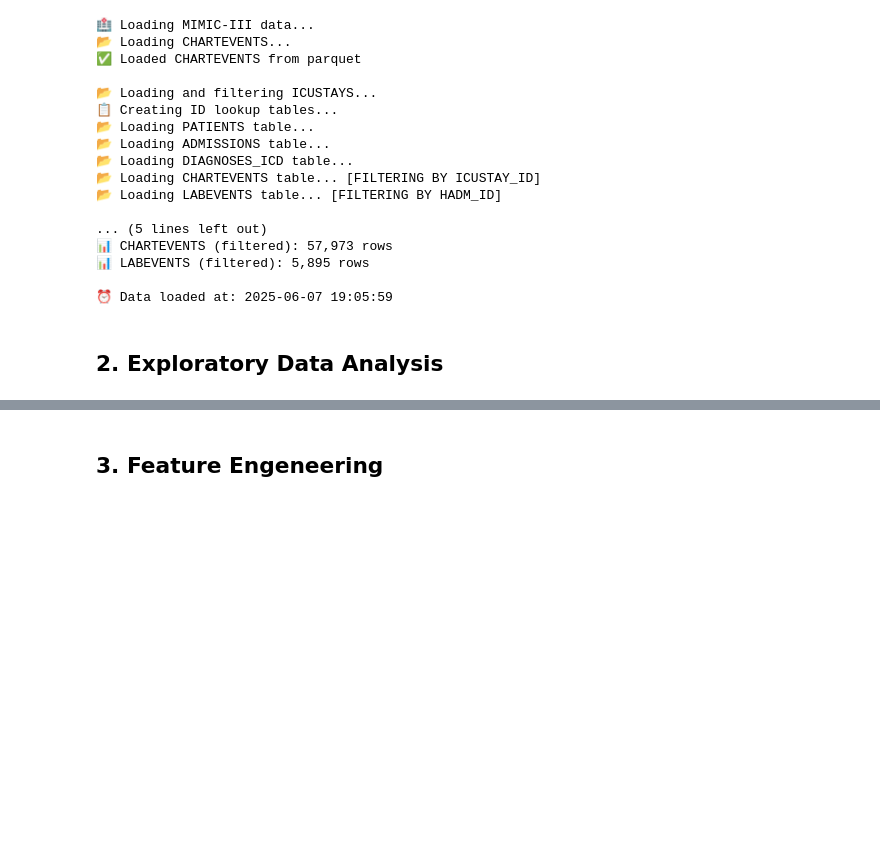
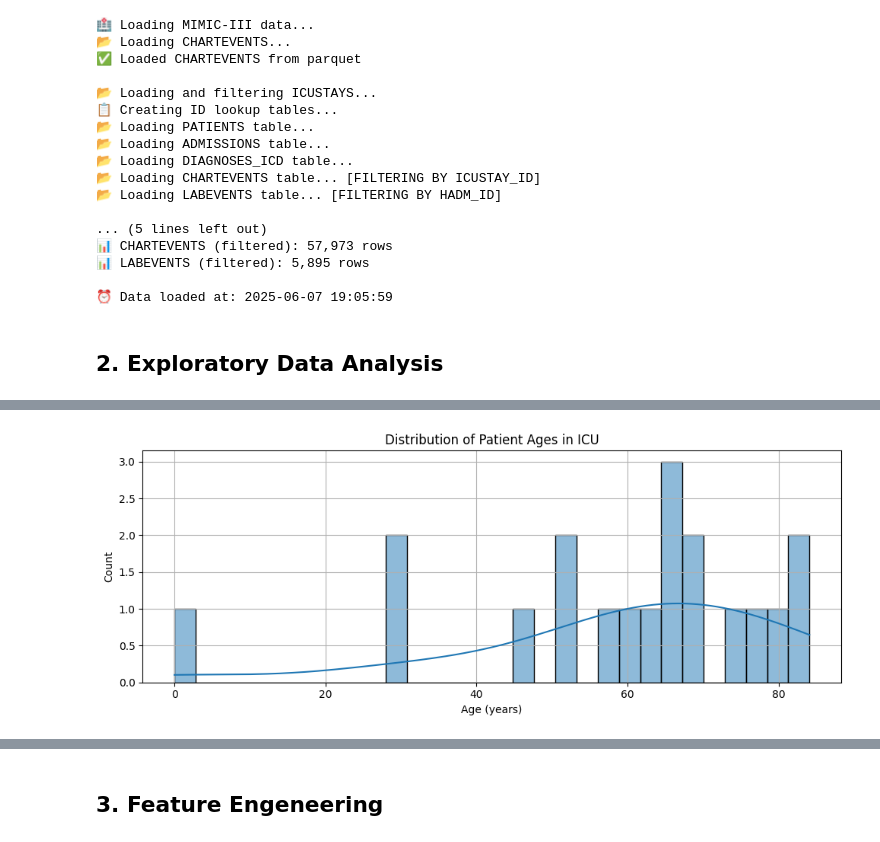
Before and after one commit to barbara-s-neto/ICU_Length_of_Stay_Prediction_MIMIC-III, a Jupyter notebook: GrupoC_BDCC.ipynb, the cells around one changed output, grey strips where cells are left out. Cells and saved outputs as stored; diff of their text form; code cells hidden in the pictures; blank space fills up the shorter version.

```diff
--- a/GrupoC_BDCC.ipynb
+++ b/GrupoC_BDCC.ipynb
@@ -342,0 +437,40 @@ print(f"\n⏰ Data loaded at: {datetime.now().strftime('%Y-%m-%d %H:%M:%S')}")""
+# %%
+import pandas as pd
+import matplotlib.pyplot as plt
+import seaborn as sns
+
+data_path = "mimic-db-short/"
+
+# Load data
+icu_df = pd.read_csv(data_path + "ICUSTAYS.csv", usecols=['ICUSTAY_ID', 'SUBJECT_ID', 'HADM_ID', 'LOS'])
+patients_df = pd.read_csv(data_path + "PATIENTS.csv", usecols=['SUBJECT_ID', 'DOB'])
+admissions_df = pd.read_csv(data_path + "ADMISSIONS.csv", usecols=['SUBJECT_ID', 'ADMITTIME'])
+
+# Convert to datetime
+patients_df['DOB'] = pd.to_datetime(patients_df['DOB'], errors='coerce')
+admissions_df['ADMITTIME'] = pd.to_datetime(admissions_df['ADMITTIME'], errors='coerce')
+
+# Filter out extreme DOBs (e.g., before 1900)
+patients_df = patients_df[patients_df['DOB'] >= pd.Timestamp("1900-01-01")]
+
+# Merge and calculate age
+df = icu_df.merge(admissions_df, on='SUBJECT_ID', how='left')
+df = df.merge(patients_df, on='SUBJECT_ID', how='left')
+
+# Recalculate age safely
+df = df.dropna(subset=['DOB', 'ADMITTIME'])
+df['AGE'] = (df['ADMITTIME'] - df['DOB']).dt.total_seconds() / (365.25 * 24 * 3600)
+
+# Filter reasonable ages
+df = df[df['AGE'].between(0, 115)]
+
+# Plot histogram
+plt.figure(figsize=(10, 4))
+sns.histplot(df['AGE'], bins=30, kde=True)
+plt.title("Distribution of Patient Ages in ICU")
+plt.xlabel("Age (years)")
+plt.grid(True)
+plt.tight_layout()
+plt.show()
+# %% [output]
+[figure, added]
```
Also changed, not shown: parts of 10 cells of this notebook.
